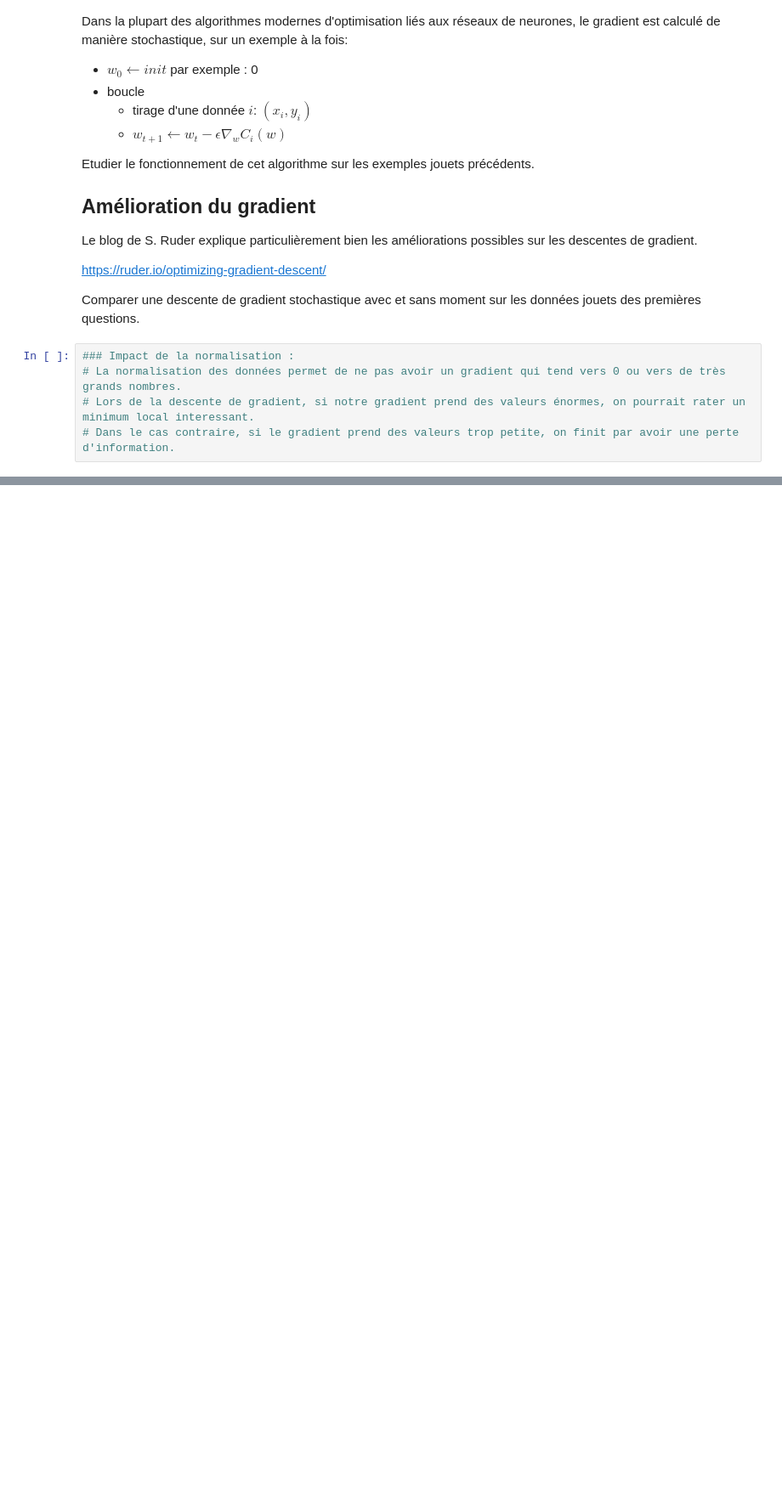
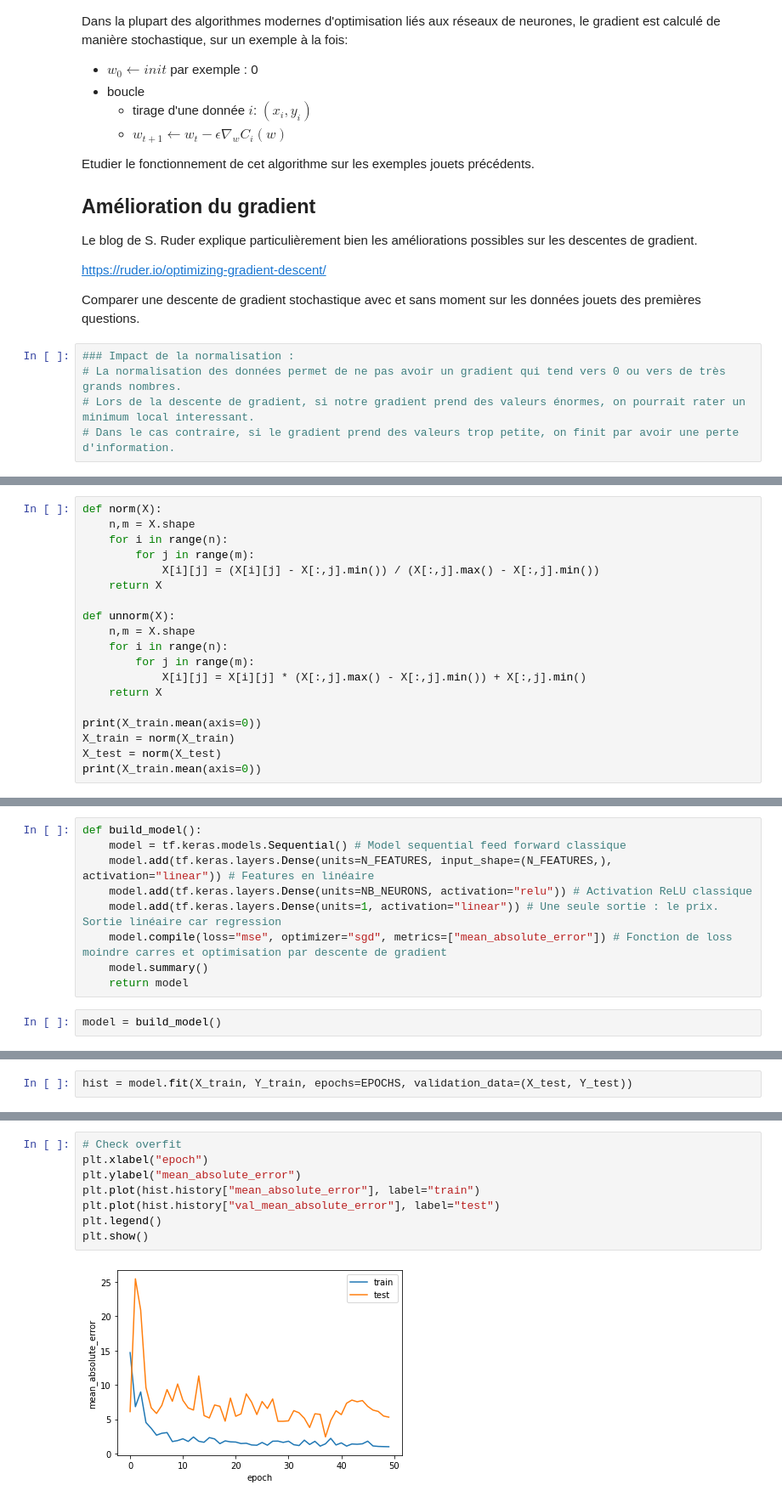
Before and after one commit to hanzopgp/MasterBioInformaticsPTs, a Jupyter notebook: S1/MAPSI/TME/TME9/TME9DurandKordon.ipynb, the cells around one changed output, grey strips where cells are left out. Shown at 85% size. Saved outputs shown, nothing was run; the diff lists cells and outputs as text; blank space fills up the shorter version.

```diff
--- a/S1/MAPSI/TME/TME9/TME9DurandKordon.ipynb
+++ b/S1/MAPSI/TME/TME9/TME9DurandKordon.ipynb
@@ -649,0 +694,19 @@ def descente_grad_stoch_mc(X, y, eps=1e-4, nIterations=100):
+# %%
+def norm(X):
+    n,m = X.shape
+    for i in range(n):
+        for j in range(m):
+            X[i][j] = (X[i][j] - X[:,j].min()) / (X[:,j].max() - X[:,j].min())
+    return X
+
+def unnorm(X):
+    n,m = X.shape
+    for i in range(n):
+        for j in range(m):
+            X[i][j] = X[i][j] * (X[:,j].max() - X[:,j].min()) + X[:,j].min()
+    return X
+
+print(X_train.mean(axis=0))
+X_train = norm(X_train)
+X_test = norm(X_test)
+print(X_train.mean(axis=0))
@@ -649,0 +716,11 @@ def descente_grad_stoch_mc(X, y, eps=1e-4, nIterations=100):
+# %%
+def build_model():
+    model = tf.keras.models.Sequential() # Model sequential feed forward classique
+    model.add(tf.keras.layers.Dense(units=N_FEATURES, input_shape=(N_FEATURES,), activation="linear")) # Features en linéaire
+    model.add(tf.keras.layers.Dense(units=NB_NEURONS, activation="relu")) # Activation ReLU classique
+    model.add(tf.keras.layers.Dense(units=1, activation="linear")) # Une seule sortie : le prix. Sortie linéaire car regression
+    model.compile(loss="mse", optimizer="sgd", metrics=["mean_absolute_error"]) # Fonction de loss moindre carres et optimisation par descente de gradient
+    model.summary()
+    return model
+# %%
+model = build_model()
@@ -649,0 +742,2 @@ def descente_grad_stoch_mc(X, y, eps=1e-4, nIterations=100):
+# %%
+hist = model.fit(X_train, Y_train, epochs=EPOCHS, validation_data=(X_test, Y_test))
@@ -649,0 +762,10 @@ def descente_grad_stoch_mc(X, y, eps=1e-4, nIterations=100):
+# %%
+# Check overfit
+plt.xlabel("epoch")
+plt.ylabel("mean_absolute_error")
+plt.plot(hist.history["mean_absolute_error"], label="train")
+plt.plot(hist.history["val_mean_absolute_error"], label="test")
+plt.legend()
+plt.show()
+# %% [output]
+[figure, added]
```
Also changed, not shown: parts of 19 cells of this notebook, 2 other files.
